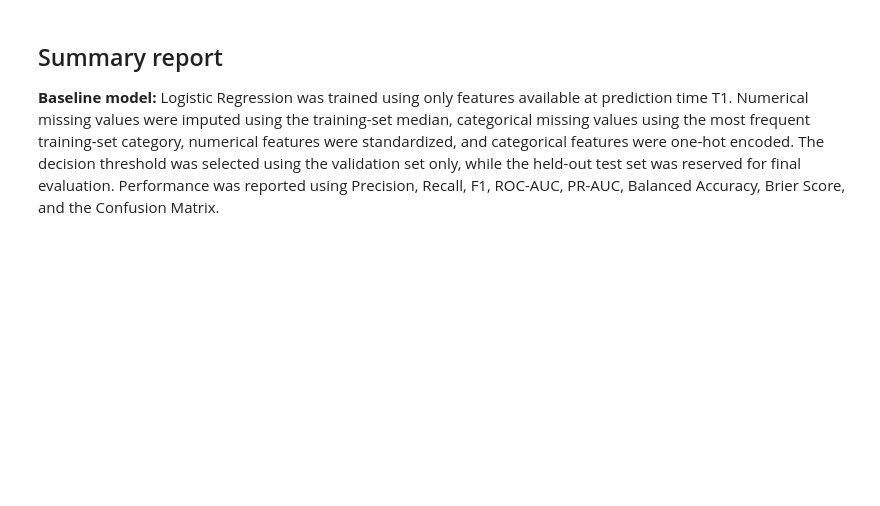
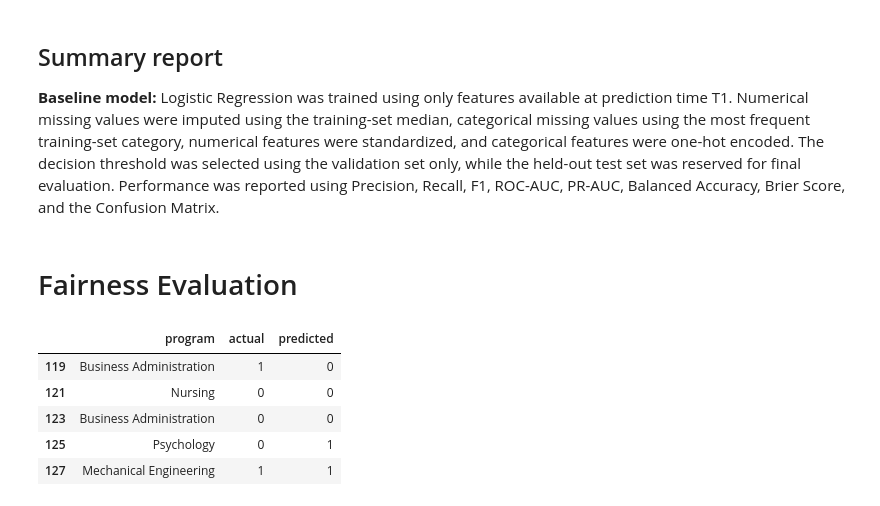
Before and after one commit to Ran1An9k/DS502_early-warning-system, a Jupyter notebook: Model_Baseline_Complete.ipynb, the cells around one changed output. Saved outputs shown, nothing was run; the diff lists cells and outputs as text; code cells hidden in the pictures; blank space fills up the shorter version.

```diff
--- a/Model_Baseline_Complete.ipynb
+++ b/Model_Baseline_Complete.ipynb
@@ -640,3 +639,19 @@ Saved outputs:
 ## Summary report
 
 **Baseline model:** Logistic Regression was trained using only features available at prediction time T1. Numerical missing values were imputed using the training-set median, categorical missing values using the most frequent training-set category, numerical features were standardized, and categorical features were one-hot encoded. The decision threshold was selected using the validation set only, while the held-out test set was reserved for final evaluation. Performance was reported using Precision, Recall, F1, ROC-AUC, PR-AUC, Balanced Accuracy, Brier Score, and the Confusion Matrix.
+# %% [markdown]
+# Fairness Evaluation
+# %%
+fairness_df = X_test.copy()
+
+fairness_df["actual"] = y_test.values
+fairness_df["predicted"] = test_prediction
+
+fairness_df[["program", "actual", "predicted"]].head()
+# %% [output]
+|  | program | actual | predicted |
+| 119 | Business Administration | 1 | 0 |
+| 121 | Nursing | 0 | 0 |
+| 123 | Business Administration | 0 | 0 |
+| 125 | Psychology | 0 | 1 |
+| 127 | Mechanical Engineering | 1 | 1 |
```
Also changed, not shown: parts of 2 cells of this notebook, 16 other files.
